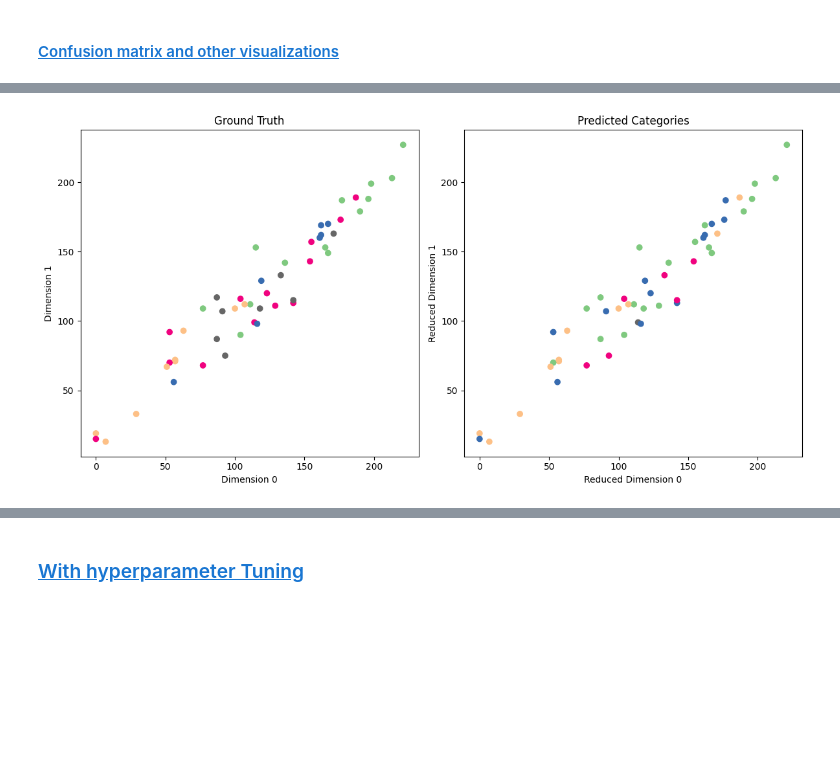
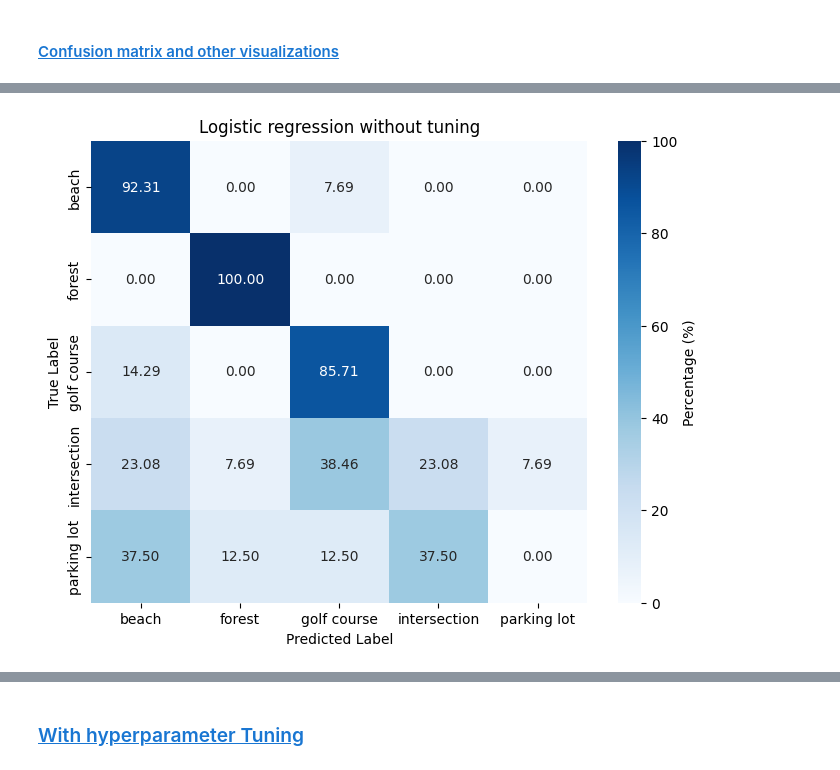
Before and after one commit to Suhaas0079/DS, a Jupyter notebook: Technicals/Python/BDML-CW5/Assignment.ipynb, the cells around one changed output, grey strips where cells are left out. Drawn from its saved outputs; the diff is of its cells as text; code cells hidden in the pictures; blank space fills up the shorter version.

```diff
--- a/Technicals/Python/BDML-CW5/Assignment.ipynb
+++ b/Technicals/Python/BDML-CW5/Assignment.ipynb
@@ -107,34 +176,37 @@ label_classes = ['agricultural', 'airplane', 'baseball diamond', 'beach', 'build
 # %%
 np.random.seed(seeding_constant)
 
-unique_label_set = set(np.unique(labels))
+unique_label_set = set(np.unique(land_cover_labels))
 
 selected_categories = [np.random.randint(min(unique_label_set),
                                          max(unique_label_set))
                         for _ in range(category_count)
                         ]
 
-selected_data = []
-selected_labels = []
+selected_land_cover_data = []
+selected_land_cover_labels = []
 
-for index, value in enumerate(labels):
+for index, value in enumerate(land_cover_labels):
     if value[0] in selected_categories:
-        selected_data.append(data[index])
-        selected_labels.append(value[0])
+        selected_land_cover_data.append(land_cover_data[index])
+        selected_land_cover_labels.append(value[0])
 # %% [markdown]
 ## <a id='toc5_2_'></a>[Split data to train(fit) and test(predict)](#toc0_)
 # %%
-split_list = train_test_split(selected_data,
-                              selected_labels,
+split_list = train_test_split(selected_land_cover_data,
+                              selected_land_cover_labels,
                               test_size = 0.1,
                               shuffle = True,
                               random_state = seeding_constant
                             )
 
-train_model_1_and_2_data = split_list[0]
-test_model_1_and_2_data = split_list[1]
-train_model_1_and_2_labels = split_list[2]
-test_model_1_and_2_labels = split_list[3]
+#Train data and labels for model 1 and 2
+train_land_cover_data = split_list[0]
+train_land_cover_labels = split_list[2]
+
+#Test data and labels for model 1 and 2
+test_land_cover_data = split_list[1]
+test_land_cover_labels = split_list[3]
 # %% [markdown]
 ### <a id='toc5_2_1_'></a>[Understanding split data](#toc0_)
 # %%
@@ -169,6 +239,6 @@ Label 15 : 8
 # %%
 # Reshape each image to a 1D array
-num_features = np.prod(train_model_1_and_2_data[0].shape)
+num_features = np.prod(train_land_cover_data[0].shape)
 
-train_model_1_and_2_data_reshaped = np.array([x.reshape(num_features) for x in train_model_1_and_2_data])
-test_model_1_and_2_data_reshaped = np.array([x.reshape(num_features) for x in test_model_1_and_2_data])
+train_land_cover_data_reshaped = np.array([x.reshape(num_features) for x in train_land_cover_data])
+test_land_cover_data_reshaped = np.array([x.reshape(num_features) for x in test_land_cover_data])
@@ -332,11 +248,11 @@ plt.show()
 ### <a id='toc5_4_1_'></a>[Without hyperparamter tuning](#toc0_)
 # %%
 # Train a classifier on the reduced training data
-classifier1 = LogisticRegression(max_iter=1000)
-classifier1.fit(train_model_1_and_2_data_reshaped, train_model_1_and_2_labels)
+logistic_classifier1 = LogisticRegression(max_iter=1000)
+logistic_classifier1.fit(train_land_cover_data_reshaped, train_land_cover_labels)
 
 # Predict labels for the reduced test data
-predicted_labels1 = classifier1.predict(test_model_1_and_2_data_reshaped)
+predicted_labels_lr1 = logistic_classifier1.predict(test_land_cover_data_reshaped)
 
-print(classifier1.score(test_model_1_and_2_data_reshaped, test_model_1_and_2_labels))
+print("Accuracy:",logistic_classifier1.score(test_land_cover_data_reshaped, test_land_cover_labels))
 # %% [output]
@@ -353,30 +262,4 @@ plt.show()
-# %%
-plt.ion()
-
-# Create a figure with multiple subplots
-fig, axs = plt.subplots(1, 2, figsize=(12, 6))
-
-# Plot ground truth
-axs[0].scatter(test_model_1_and_2_data_reshaped[:,0],
-               test_model_1_and_2_data_reshaped[:,1],
-               c=test_model_1_and_2_labels,
-               cmap='Accent')
-axs[0].set_xlabel("Dimension 0")
-axs[0].set_ylabel("Dimension 1")
-axs[0].set_title("Ground Truth")
-
-#Plot predicted truth
-axs[1].scatter(test_model_1_and_2_data_reshaped[:,0],
-               test_model_1_and_2_data_reshaped[:,1],
-               c=predicted_labels1,
-               cmap='Accent')
-axs[1].set_xlabel("Reduced Dimension 0")
-axs[1].set_ylabel("Reduced Dimension 1")
-axs[1].set_title("Predicted Categories")
-
-# Layout so plots do not overlap
-fig.tight_layout()
-
-plt.show()
-# %% [output]
-[figure, removed]
+# %%
+confusion_matrix_helper(test_land_cover_labels, predicted_labels_lr1, 'Logistic regression without tuning')
+# %% [output]
+[figure, added]
```
Also changed, not shown: parts of 142 cells of this notebook.
